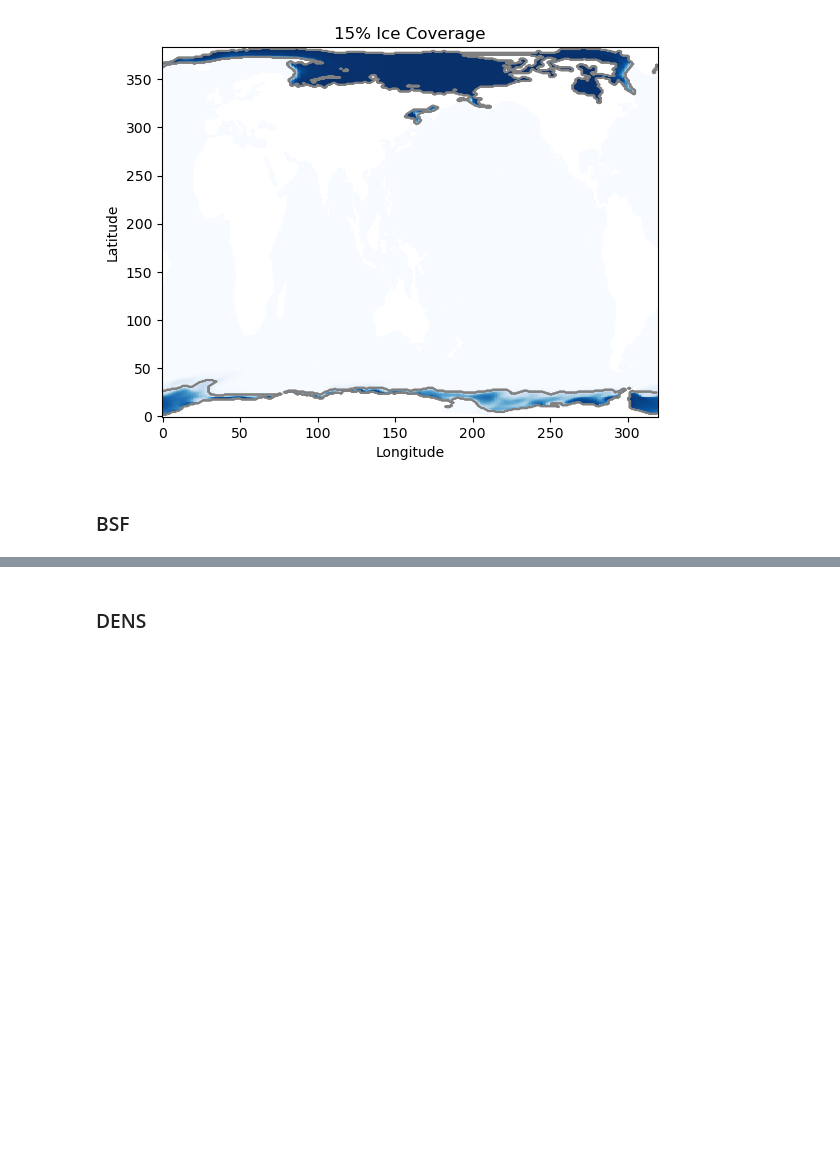
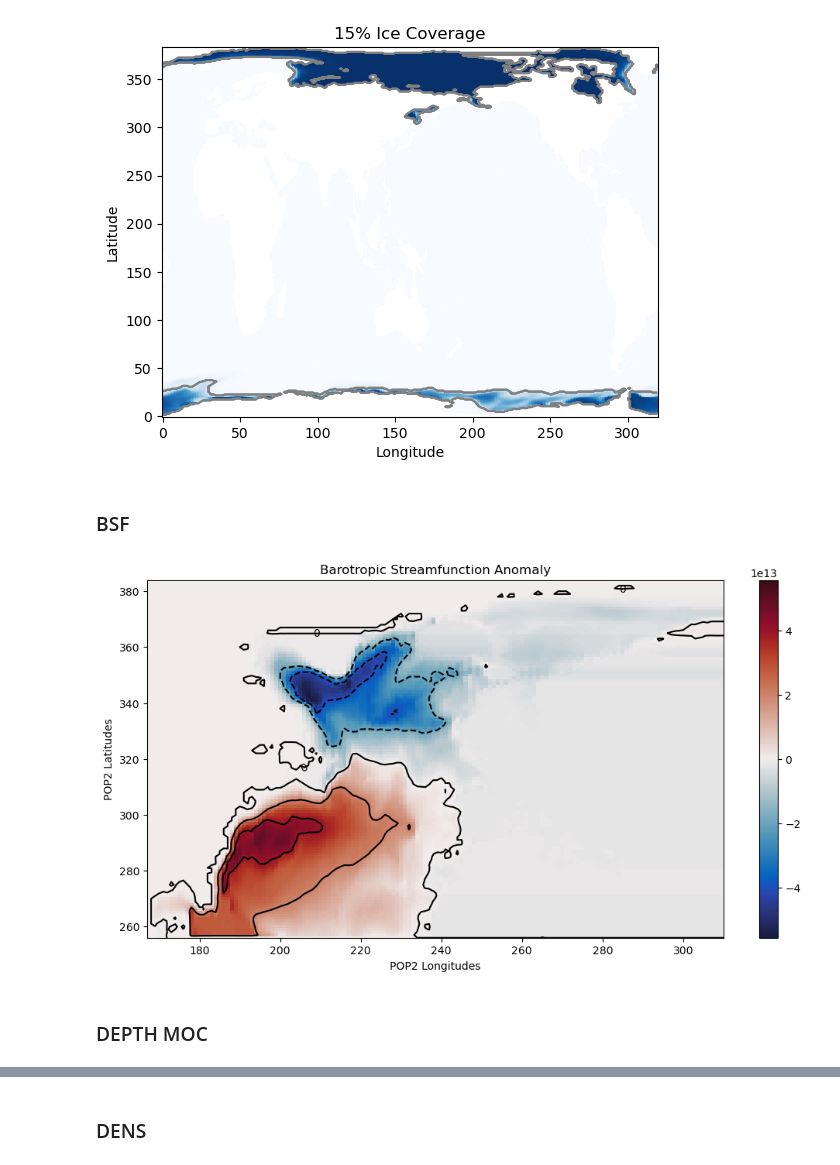
Before and after one commit to inagler/current, a Jupyter notebook: Additional_figures_composite.ipynb, the cells around one changed output, grey strips where cells are left out. Saved outputs shown, nothing was run; the diff lists cells and outputs as text; code cells hidden in the pictures; blank space fills up the shorter version.

```diff
--- a/Additional_figures_composite.ipynb
+++ b/Additional_figures_composite.ipynb
@@ -123,5 +121,36 @@ plt.show()
 # %% [markdown]
 ### BSF
 # %%
-aice_file = '/Data/gfi/share/ModData/CESM2_LENS2/ocean/monthly/aice/aice_1001.001.nc'
-difference_aice = xr.open_dataset(aice_file)
+vvel_file = '/Data/gfi/share/ModData/CESM2_LENS2/ocean/monthly/vvel/vvel_1001.001.nc'
+difference_vvel = xr.open_dataset(vvel_file)
+
+difference_vvel = difference_vvel.isel(time=0).where(mask3d == 1).roll(nlon=-100)
+# %%
+def BSF(ds):
+
+    ## compute barotropic streamfunction
+    bsf_ds = (ds.VVEL * ds.dz * ds.DXU).sum(dim='z_t').cumsum(dim='nlon')
+
+    return bsf_ds
+# %%
+field = BSF(difference_vvel)
+
+cmap = cmo.balance
+#cmap.set_bad('gray')
+
+plt.figure(figsize=(12, 6))
+horiz_sigma_plot = field.plot(cmap=cmap)#, vmin=vmin_sigma, vmax=vmax_sigma)
+contour_sigma = field.plot.contour(colors='k')
+plt.clabel(contour_sigma, inline=False, fontsize=10)
+
+plt.xlim([167, 310])
+plt.ylim([256, 384])
+
+plt.ylabel('POP2 Latitudes')
+plt.xlabel('POP2 Longitudes')
+plt.title('Barotropic Streamfunction Anomaly')
+plt.show()
+# %% [output]
+[figure, added]
+# %% [markdown]
+### DEPTH MOC
```
Also changed, not shown: parts of 12 cells of this notebook, 2 other files.
